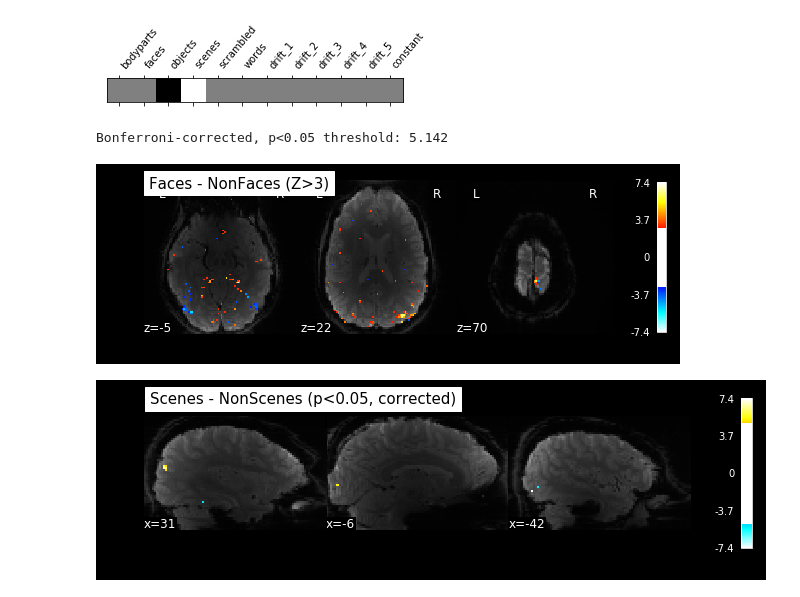
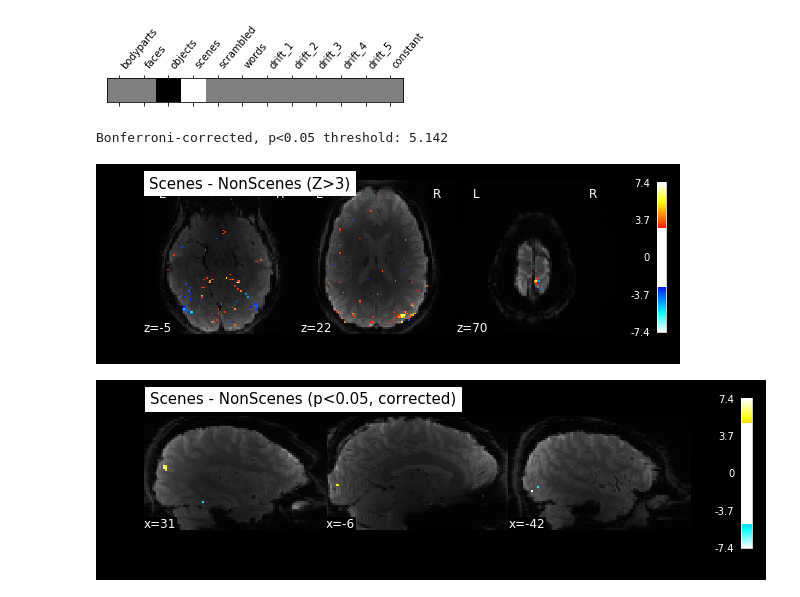
Before and after one commit to MkramerPsych/NiPy_Pipeline, a Jupyter notebook: NiPy_Pipeline.ipynb, the cells around one changed output. Drawn from its saved outputs; the diff is of its cells as text; code cells hidden in the pictures.

Commit message:
visualization naming fix

```diff
--- a/NiPy_Pipeline.ipynb
+++ b/NiPy_Pipeline.ipynb
@@ -193,19 +193,19 @@ plot_contrast_matrix(PPA_contrast, design_matrix=design_matrix); # visualize con
 # %%
 z_map = fmri_glm.compute_contrast(PPA_contrast,
                                   output_type='z_score')
 
 plot_stat_map(z_map, bg_img=mean_epi_img, threshold=3.0,
               display_mode='z', cut_coords=3, black_bg=True,
-              title='Faces - NonFaces (Z>3)');
+              title='Scenes - NonScenes (Z>3)');
 
 _, threshold = threshold_stats_img(
     z_map, alpha=.05, height_control='bonferroni')
 print('Bonferroni-corrected, p<0.05 threshold: %.3f' % threshold)
 
 plot_stat_map(z_map, bg_img=mean_epi_img, threshold=threshold,
               display_mode='x', cut_coords=3, black_bg=True,
               title='Scenes - NonScenes (p<0.05, corrected)');
 # %% [output]
 Bonferroni-corrected, p<0.05 threshold: 5.142
-[figure, old version]
+[figure, new version]
 [figure]
```
Also changed, not shown: parts of 1 cell of this notebook.
